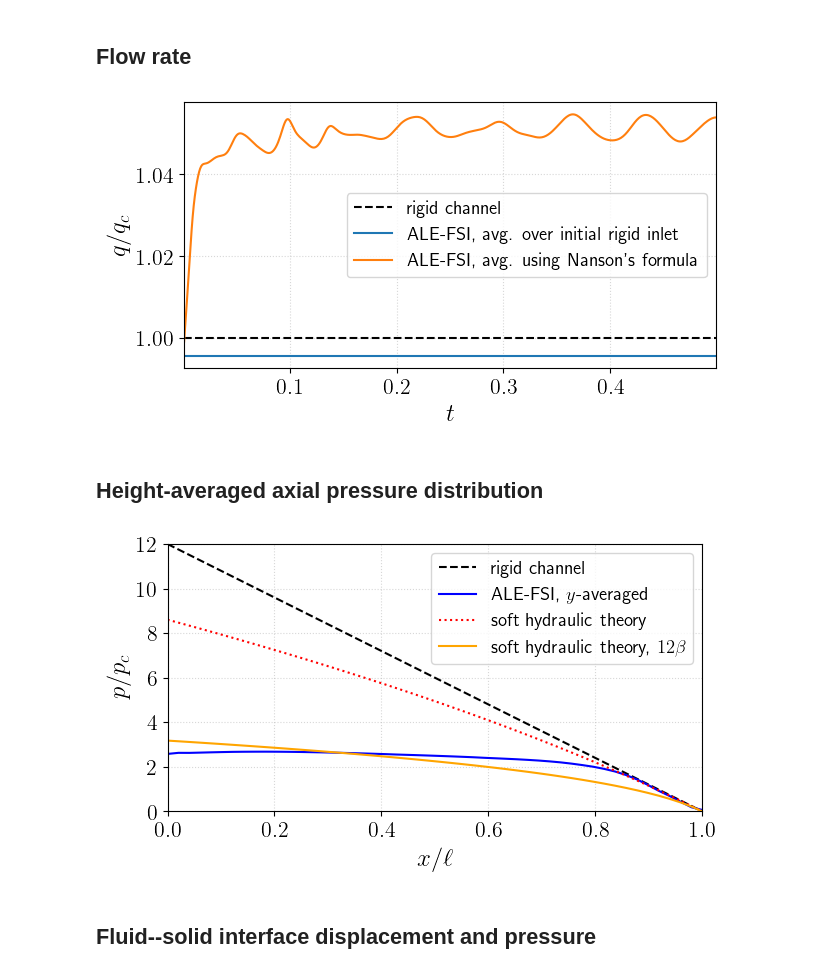
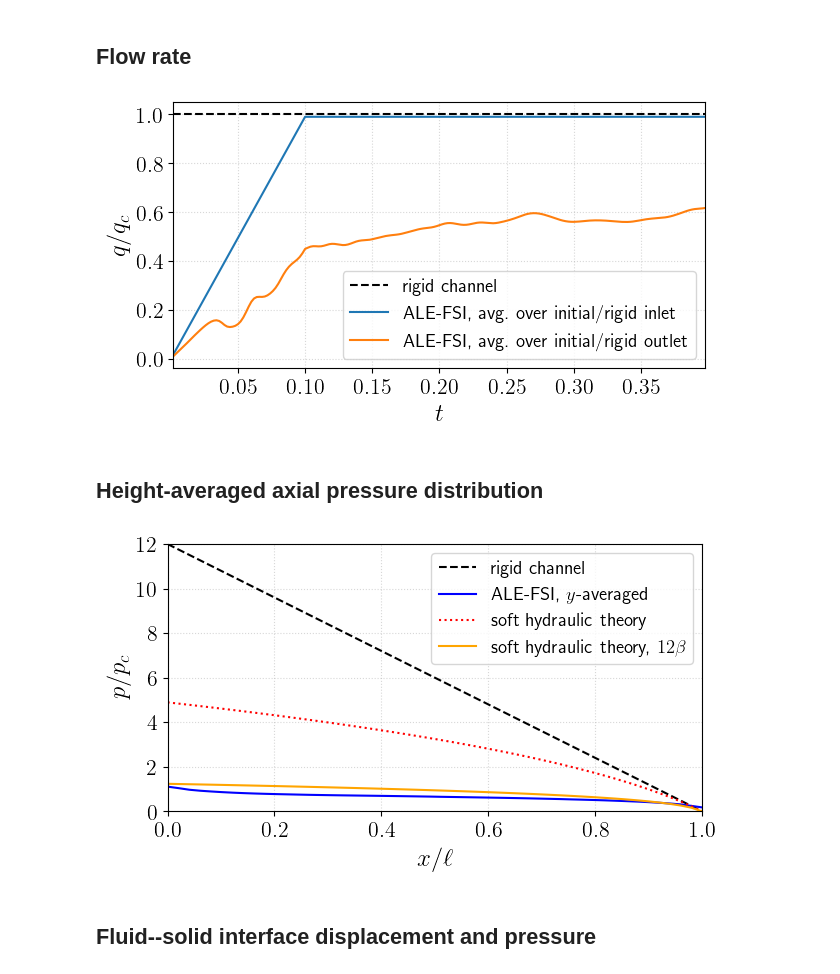
Before and after one commit to ichristov/soft-hydraulic-ale-fsi, a Jupyter notebook: new_ALE-FSI_2D.ipynb, the cells around one changed output. Drawn from its saved outputs; the diff is of its cells as text; code cells hidden in the pictures.

Commit message:
cleaned up some code, updated figures, and residual

```diff
--- a/new_ALE-FSI_2D.ipynb
+++ b/new_ALE-FSI_2D.ipynb
@@ -423,24 +436,30 @@ else:
 
 bc2_fs = DirichletBC(W.sub(1), Constant(0.0), SolidDomainInterior())
 
-#bc3_fs = DirichletBC(W.sub(0).sub(1), Constant(0.0), Inflow())
-
 bcs_fs = [bc_b_fs, bc_l_fs, bc_r_fs, bc_t_fs, bc1_fs, bc2_fs]
-# bcs_fs = [bc_b_fs, bc1_fs, bc2_fs]
+#bcs_fs = [bc_b_fs, bc1_fs, bc2_fs]
 
 # BCs for the mesh motion subproblem:
 bc_m_wall_b  = DirichletBC(V.sub(1), Constant(0.0), Wall_b())
-# bc_m_wall_b  = DirichletBC(V, Constant(d*(0.0,)), Wall_b())
+#bc_m_wall_b  = DirichletBC(V, Constant(d*(0.0,)), Wall_b())
+#bc_m_wall_l  = DirichletBC(V.sub(0), Constant(0.0), Wall_l())
 bc_m_wall_l  = DirichletBC(V, Constant(d*(0.0,)), Wall_l())
+#bc_m_wall_r  = DirichletBC(V.sub(0), Constant(0.0), Wall_r())
 bc_m_wall_r  = DirichletBC(V, Constant(d*(0.0,)), Wall_r())
+#bc_m_wall_t  = DirichletBC(V.sub(1), Constant(0.0), Wall_t())
 bc_m_wall_t  = DirichletBC(V, Constant(d*(0.0,)), Wall_t())
+
+#bc_m_inflow  = DirichletBC(V, Constant(d*(0.0,)), Inflow())
 bc_m_inflow  = DirichletBC(V.sub(0), Constant(0.0), Inflow())
 bc_m_outflow = DirichletBC(V.sub(0), Constant(0.0), Outflow())
 # bc_m_inflow  = DirichletBC(V, Constant(d*(0.0,)), Inflow())
 # bc_m_outflow = DirichletBC(V, Constant(d*(0.0,)), Outflow())
+
 bc_m_struct  = DirichletBC(V, u_func, SolidDomainClosure())
 
-bcs_m        = [bc_m_struct, bc_m_wall_b, bc_m_wall_l, bc_m_wall_r, bc_m_wall_t, bc_m_inflow, bc_m_outflow]
+bcs_m        = [bc_m_struct,
+                bc_m_wall_b, bc_m_wall_l, bc_m_wall_r, bc_m_wall_t,
+                bc_m_inflow, bc_m_outflow]
 # %% [markdown]
 ## Mesh motion subproblem
 # %%
@@ -502,6 +521,7 @@ dsx_dsy_n_x = det_dxdy*inv(grad_y(x).T)*n_y
 v_adv_minus = Min(dot(v_adv,dsx_dsy_n_x),Constant(0))
 resOutflow_f = -dot(rho_f*v_adv_minus*dv,v)*ds_y(OUTFLOW)
 
+# What is this?
 traction = -p_in*n_y
 gm = Constant(1.0)
 Consistency_term = -(inner(det_dxdy*inv(grad_y(x).T)*traction,dv))*ds_y(INFLOW) #+ gm*rho_f*Min(inner(v-vhat,n_y),Constant(0.0))*inner(det_dxdy*inv(grad_y(x).T)*(v),dv))*ds_y(INFLOW)
@@ -512,12 +532,12 @@ ThirdTerm = -dot(rho_f*dot(v_adv,dsx_dsy_n_x)*dv,v)*ds_y(INFLOW)
 C_pen = Constant(6.0)
 penalty = C_pen*(mu_f/sqrt(dot(dsx_dsy_n_x,G*dsx_dsy_n_x)))*dot(dsx_dsy_n_x,(v))*dot(dsx_dsy_n_x,dv)*ds_y(INFLOW)
 
-
 # # Full fluid residual
 # res_weakBC = weakDirichletBC(v=v,p=p,dv=dv,dp=dp,g=None,rho=rho_f,mu=mu_f,mesh=mesh,uhat=uhat,vhat=vhat,ds=ds_y(INFLOW),
                     # sym=True,C_pen=Constant(1e3),
                     # overPenalize=False,G=G)
-res_f = resGal_f + resSUPG_f + resLSIC_f + resOutflow_f + Consistency_term #+ ThirdTerm + penalty
+
+res_f = resGal_f + resSUPG_f + resLSIC_f + resOutflow_f #+ Consistency_term #+ ThirdTerm + penalty
 
 # Residual of fluid--structure coupled problem:
 res_fs = res_f + res_s
@@ -528,7 +548,7 @@ Dres_fs = derivative(res_fs, w)
 # Nonlinear solver parameters; set relative tolerances
 # for subproblems tighter than tolerance for coupled problem,
 # to prevent stagnation.
-REL_TOL_FSM   = 1e-5
+REL_TOL_FSM   = 1e-3 #1e-5
 REL_TOL_FS    = REL_TOL_M = REL_TOL_FSM*1e-1
 MAX_ITERS_FSM = 100
 MAX_ITERS_M   = 100
@@ -536,7 +556,7 @@ MAX_ITERS_FS  = 100
 
 # Set up nonlinear problem for mesh motion:
 problem_m = NonlinearVariationalProblem(res_m, uhat, bcs_m, Dres_m)
-solver_m = NonlinearVariationalSolver(problem_m)
+solver_m  = NonlinearVariationalSolver(problem_m)
 solver_m.parameters['newton_solver']\
                    ['maximum_iterations'] = MAX_ITERS_M
 solver_m.parameters['newton_solver']\
@@ -545,7 +565,7 @@ solver_m.parameters['newton_solver']\
 # Create variational problem and solver for
 # the fluid--structure problem:
 problem_fs = NonlinearVariationalProblem(res_fs, w, bcs_fs, Dres_fs)
-solver_fs = NonlinearVariationalSolver(problem_fs)
+solver_fs  = NonlinearVariationalSolver(problem_fs)
 solver_fs.parameters['newton_solver']\
                     ['maximum_iterations'] = MAX_ITERS_FS
 solver_fs.parameters['newton_solver']\
@@ -581,7 +601,7 @@ mfile = File(DataFolder+"mesh.pvd")
 # mfile << uhat
 
 # Prepare to store time-dependent post-processed quantities:
-Qin = []
+Qsave = []
 time_array = []
 
 # Initialize time and step counter:
@@ -656,7 +676,7 @@ while t <= FINAL_TIME:
     Qin2 = assemble(dot(v,dsx_dsy_n_x)*ds_y(INFLOW))
     Qout1 = assemble(dot(v,n_y)*ds_y(OUTFLOW))
     Qout2 = assemble(dot(v,dsx_dsy_n_x)*ds_y(OUTFLOW))
-    Qin.append([Qin1,Qin2,Qout1,Qout2])
+    Qsave.append([Qin1,Qin2,Qout1,Qout2])
     time_array.append(t)
 
     # Save to file every N_SKIP time steps:
@@ -697,28 +717,29 @@ while t <= FINAL_TIME:
 ## Flow rate
 # %%
 ime_array = np.array(time_array)
-Qin2 = np.array(Qin) # this signed flow rate is negative because it is an inlet
+Qsave2 = np.array(Qsave) # this signed flow rate is negative because it is an inlet
 
 fig, ax = plt.subplots()
 ax.plot(time_array, float(q_rigid/q_c)*np.ones(len(time_array)),
         label="rigid channel", linestyle='dashed', color='black')
-ax.plot(time_array, -Qin2[:,0]/float(q_c), label=r"ALE-FSI, avg. over initial rigid inlet")
-ax.plot(time_array, -Qin2[:,1]/float(q_c), label=r"ALE-FSI, avg. using Nanson's formula")
+ax.plot(time_array, -Qsave2[:,0]/float(q_c), label=r"ALE-FSI, avg.\ over initial/rigid inlet")
+#ax.plot(time_array, -Qin2[:,1]/float(q_c), label=r"ALE-FSI, avg. using Nanson's formula")
+ax.plot(time_array, Qsave2[:,2]/float(q_c), label=r"ALE-FSI, avg.\ over initial/rigid outlet")
 ax.set_xlabel("$t$")
 ax.set_ylabel("$q/q_c$")
 ax.grid(alpha=0.5, linestyle='dotted')
 
 ax.legend()
 
 ax.set_xlim(time_array[0], time_array[-1])
 #ax.set_ylim(0, float(p_amp))
 #ax.set_aspect(1)
 ax.set_box_aspect(1 / 2)
 
 plt.tight_layout()
 plt.show()
 # %% [output]
-[figure, old version]
+[figure, new version]
 # %% [markdown]
 ## Height-averaged axial pressure distribution
 # %%
@@ -767,7 +788,8 @@ ax.plot(x_vals/l, np.array(avg_pressure)/float(p_c),
         label="ALE-FSI, $y$-averaged", color='blue')
 # Christov, JPCM 2022, Eq. (41)
 # ==================== WHY THE FACTORS OF 12??? ====================
-p_sh = float(h0/C_w)*((1 + 48*float(p_c/(h0/C_w))*(1-x_vals/l))**(1/4) - 1)
+#p_sh = float(h0/C_w)*((1 + 48*float(p_c/(h0/C_w))*(1-x_vals/l))**(1/4) - 1)
+p_sh = float(h0/C_w)*((1 + 48*float(C_w*mu_f*l*q_c/h0**4)*(1-x_vals/l))**(1/4) - 1)
 ax.plot(x_vals/l, p_sh/float(p_c),
         label="soft hydraulic theory", linestyle='dotted', color='red')
 ax.plot(x_vals/l, 1/(beta*12)*((1 + 48*beta*12*(1-x_vals/OMEGA_W))**(1/4) - 1),
@@ -787,7 +809,7 @@ ax.set_box_aspect(1 / 2)
 plt.tight_layout()
 plt.show()
 # %% [output]
-[figure, old version]
+[figure, new version]
 # %% [markdown]
 ## Fluid--solid interface displacement and pressure
 # %%
```
Also changed, not shown: parts of 11 cells of this notebook.
